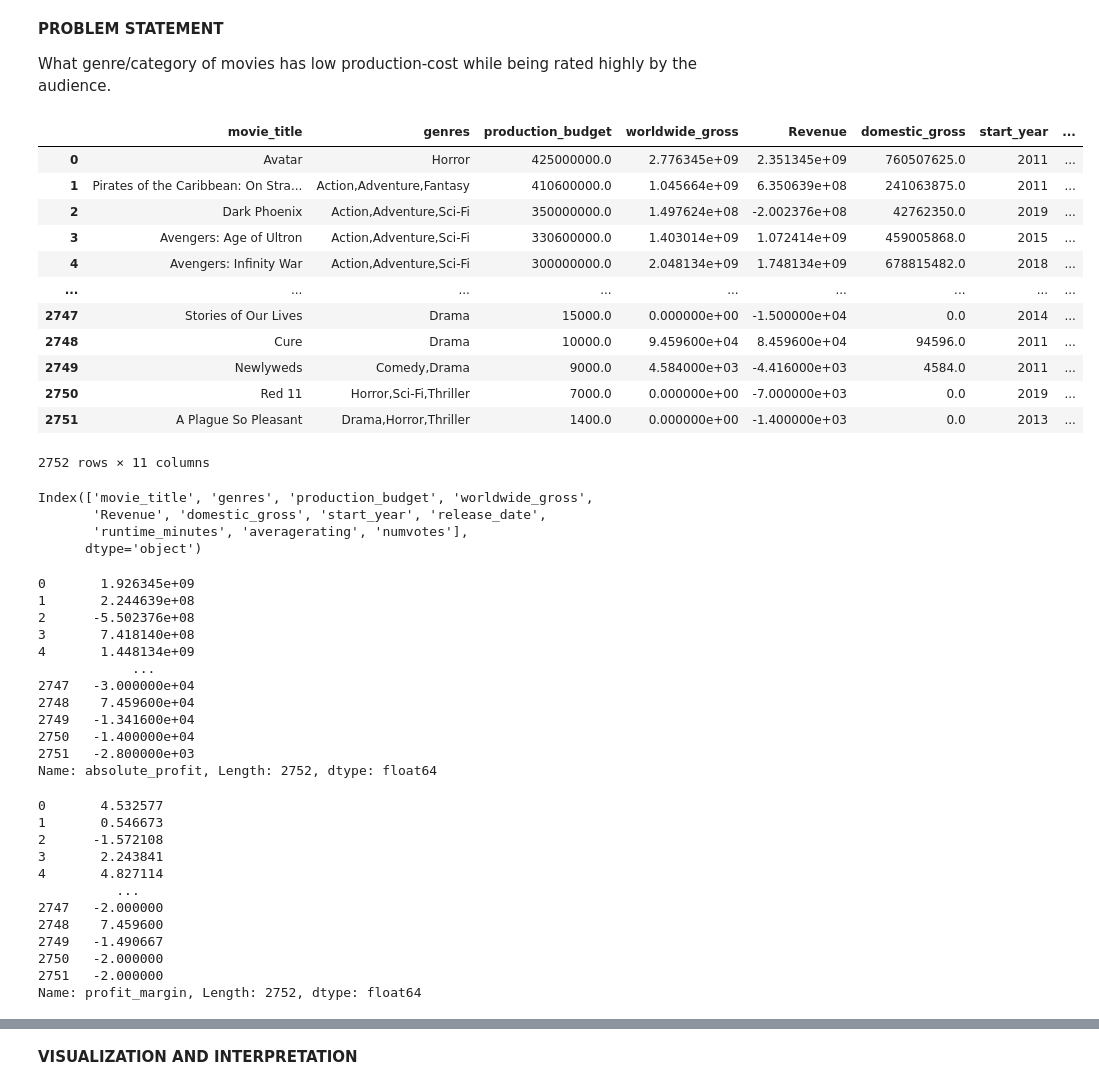
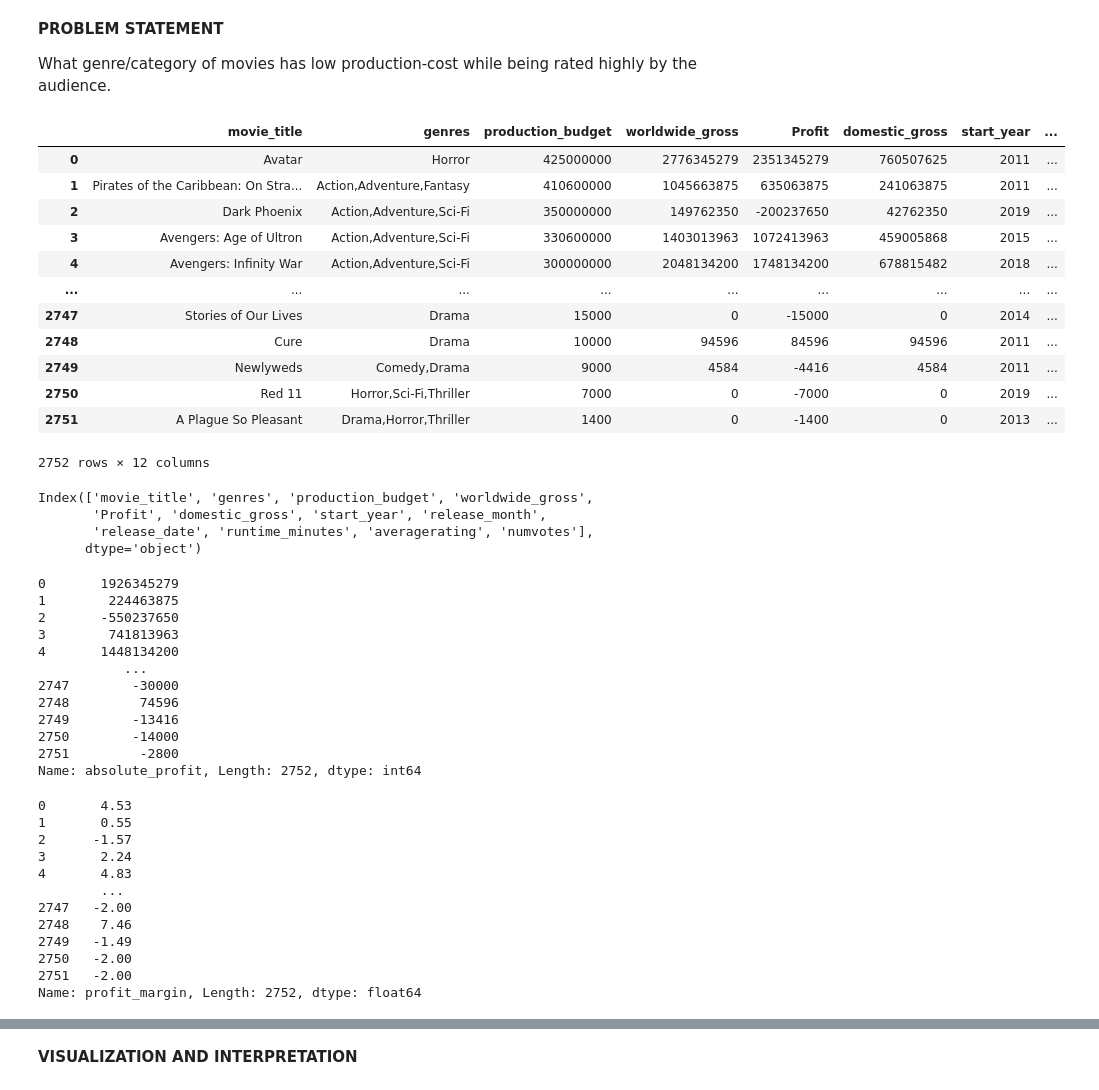
Before and after one commit to Iamwangui/Group1_Movies_Analysis_Project, a Jupyter notebook: movies_analysis.ipynb, the cells around one changed output, grey strips where cells are left out. Saved outputs shown, nothing was run; the diff lists cells and outputs as text; code cells hidden in the pictures.

```diff
--- a/movies_analysis.ipynb
+++ b/movies_analysis.ipynb
@@ -1044,65 +1044,65 @@ import numpy as np
 import matplotlib.pyplot as plt
 import sqlite3
 # %%
-df = pd.read_csv(r'C:\Users\USER\Desktop\Group1_Movies_Analysis_Project\merged_movies.csv')
+df = pd.read_csv('./merged_movies.csv')
 df
 # %% [output]
-|  | movie_title | genres | production_budget | worldwide_gross | Revenue | domestic_gross | start_year | ... |
-| 0 | Avatar | Horror | 425000000.0 | 2.776345e+09 | 2.351345e+09 | 760507625.0 | 2011 | ... |
-| 1 | Pirates of the Caribbean: On Stra... | Action,Adventure,Fantasy | 410600000.0 | 1.045664e+09 | 6.350639e+08 | 241063875.0 | 2011 | ... |
-| 2 | Dark Phoenix | Action,Adventure,Sci-Fi | 350000000.0 | 1.497624e+08 | -2.002376e+08 | 42762350.0 | 2019 | ... |
-| 3 | Avengers: Age of Ultron | Action,Adventure,Sci-Fi | 330600000.0 | 1.403014e+09 | 1.072414e+09 | 459005868.0 | 2015 | ... |
-| 4 | Avengers: Infinity War | Action,Adventure,Sci-Fi | 300000000.0 | 2.048134e+09 | 1.748134e+09 | 678815482.0 | 2018 | ... |
+|  | movie_title | genres | production_budget | worldwide_gross | Profit | domestic_gross | start_year | ... |
+| 0 | Avatar | Horror | 425000000 | 2776345279 | 2351345279 | 760507625 | 2011 | ... |
+| 1 | Pirates of the Caribbean: On Stra... | Action,Adventure,Fantasy | 410600000 | 1045663875 | 635063875 | 241063875 | 2011 | ... |
+| 2 | Dark Phoenix | Action,Adventure,Sci-Fi | 350000000 | 149762350 | -200237650 | 42762350 | 2019 | ... |
+| 3 | Avengers: Age of Ultron | Action,Adventure,Sci-Fi | 330600000 | 1403013963 | 1072413963 | 459005868 | 2015 | ... |
+| 4 | Avengers: Infinity War | Action,Adventure,Sci-Fi | 300000000 | 2048134200 | 1748134200 | 678815482 | 2018 | ... |
 | ... | ... | ... | ... | ... | ... | ... | ... | ... |
-| 2747 | Stories of Our Lives | Drama | 15000.0 | 0.000000e+00 | -1.500000e+04 | 0.0 | 2014 | ... |
-| 2748 | Cure | Drama | 10000.0 | 9.459600e+04 | 8.459600e+04 | 94596.0 | 2011 | ... |
-| 2749 | Newlyweds | Comedy,Drama | 9000.0 | 4.584000e+03 | -4.416000e+03 | 4584.0 | 2011 | ... |
-| 2750 | Red 11 | Horror,Sci-Fi,Thriller | 7000.0 | 0.000000e+00 | -7.000000e+03 | 0.0 | 2019 | ... |
-| 2751 | A Plague So Pleasant | Drama,Horror,Thriller | 1400.0 | 0.000000e+00 | -1.400000e+03 | 0.0 | 2013 | ... |
+| 2747 | Stories of Our Lives | Drama | 15000 | 0 | -15000 | 0 | 2014 | ... |
+| 2748 | Cure | Drama | 10000 | 94596 | 84596 | 94596 | 2011 | ... |
+| 2749 | Newlyweds | Comedy,Drama | 9000 | 4584 | -4416 | 4584 | 2011 | ... |
+| 2750 | Red 11 | Horror,Sci-Fi,Thriller | 7000 | 0 | -7000 | 0 | 2019 | ... |
+| 2751 | A Plague So Pleasant | Drama,Horror,Thriller | 1400 | 0 | -1400 | 0 | 2013 | ... |
-2752 rows × 11 columns
+2752 rows × 12 columns
 # %%
 df.columns
 # %% [output]
 Index(['movie_title', 'genres', 'production_budget', 'worldwide_gross',
-       'Revenue', 'domestic_gross', 'start_year', 'release_date',
-       'runtime_minutes', 'averagerating', 'numvotes'],
+       'Profit', 'domestic_gross', 'start_year', 'release_month',
+       'release_date', 'runtime_minutes', 'averagerating', 'numvotes'],
       dtype='object')
 # %%
 #Absolute profit - to identify movies that made most raw money in currency
 # > 0 ...Profit
 # 0 ....Even
 # < 0 ... Loss
-df['absolute_profit'] = df['Revenue'] -  df ['production_budget']
+df['absolute_profit'] = df['Profit'] -  df ['production_budget']
 df['absolute_profit']
 # %% [output]
-0       1.926345e+09
-1       2.244639e+08
-2      -5.502376e+08
-3       7.418140e+08
-4       1.448134e+09
-            ...
-2747   -3.000000e+04
-2748    7.459600e+04
-2749   -1.341600e+04
-2750   -1.400000e+04
-2751   -2.800000e+03
-Name: absolute_profit, Length: 2752, dtype: float64
+0       1926345279
+1        224463875
+2       -550237650
+3        741813963
+4       1448134200
+           ...
+2747        -30000
+2748         74596
+2749        -13416
+2750        -14000
+2751         -2800
+Name: absolute_profit, Length: 2752, dtype: int64
 # %%
 # profit_margin = To identify how much relative return was (how much was earned many times the budget)
-df['profit_margin'] = (df['Revenue'] - df['production_budget'])/df['production_budget']
+df['profit_margin'] = (df['Profit'] - df['production_budget'])/df['production_budget']
 df['profit_margin']
 # %% [output]
-0       4.532577
-1       0.546673
-2      -1.572108
-3       2.243841
-4       4.827114
-          ...
-2747   -2.000000
-2748    7.459600
-2749   -1.490667
-2750   -2.000000
-2751   -2.000000
+0       4.53
+1       0.55
+2      -1.57
+3       2.24
+4       4.83
+        ...
+2747   -2.00
+2748    7.46
+2749   -1.49
+2750   -2.00
+2751   -2.00
 Name: profit_margin, Length: 2752, dtype: float64
 # %%
 print(df[['movie_title','genres','production_budget','absolute_profit','profit_margin']].head())
```
Also changed, not shown: parts of 10 cells of this notebook.
